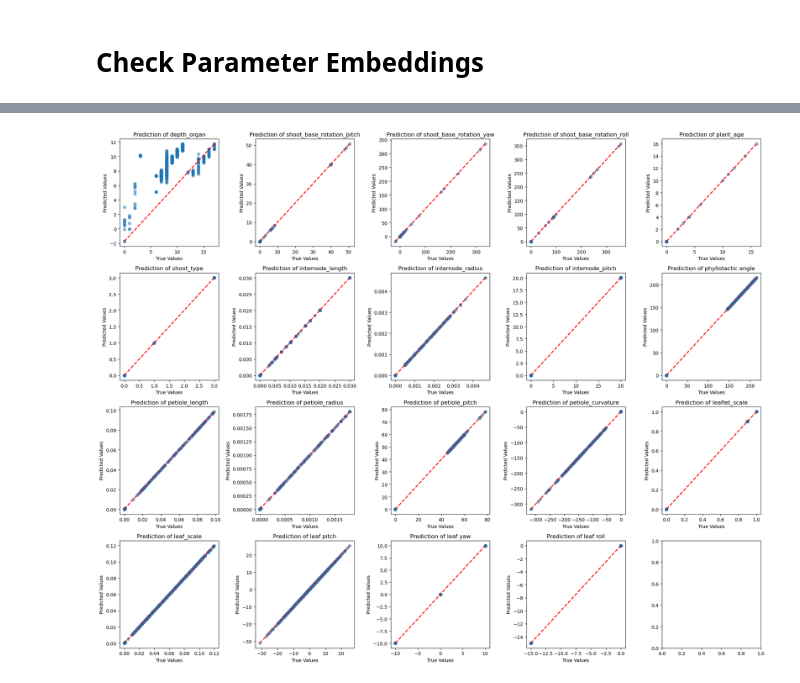
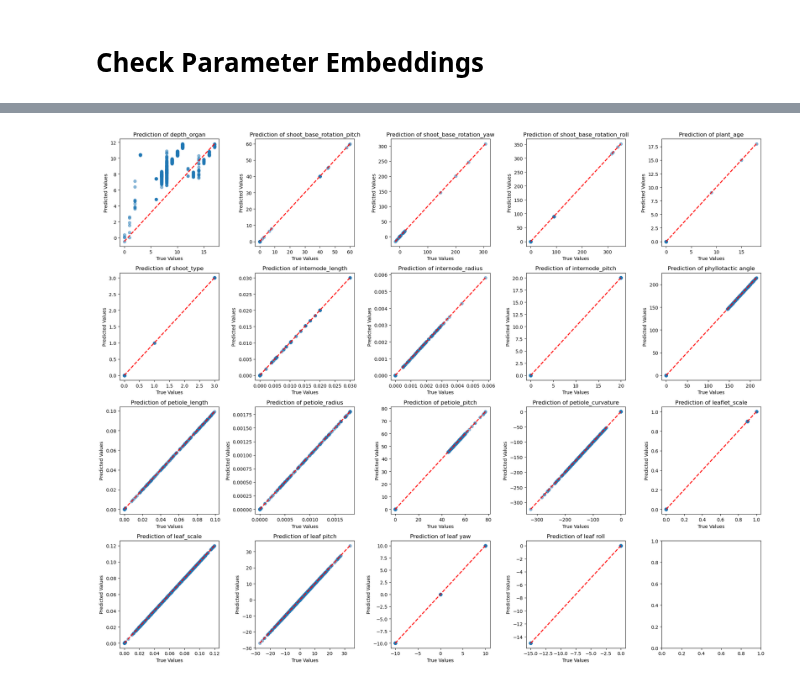
Before and after one commit to GEMINI-Breeding/Image2PlantArchitecture, a Jupyter notebook: src/check_param_embeddings.ipynb, the cells around one changed output, grey strips where cells are left out. Saved outputs shown, nothing was run; the diff lists cells and outputs as text; code cells hidden in the pictures.

```diff
--- a/src/check_param_embeddings.ipynb
+++ b/src/check_param_embeddings.ipynb
@@ -7,7 +7,7 @@ sys.path.append('../')
 
 # Load Model
 from models.plightning import MainModule
-model = MainModule.load_from_checkpoint("../log/20250312_Final_for_Paper_Topview_RGBOnly_FixViT/version_0/checkpoints/best_epoch=08.ckpt")
+model = MainModule.load_from_checkpoint("../log/20250312_Final_for_Paper_Topview_RGBOnly_FixViT_NoPosEmbonParams/version_1/checkpoints/best_epoch=07.ckpt")
 model.eval()
 # %% [output]
 MainModule(
@@ -41,6 +41,18 @@ def process_xml_files(dataset_dir, file_suffix):
     plant_array = []
     for xml_file in tqdm(xml_files):
         xml_file = os.path.join(dataset_dir, xml_file)
+        tree = ET.parse(xml_file)
+        root = tree.getroot()
+        root = linked_to_recursive(root)
+        for plant_instance in root:
+            plant_instance_array = []
+            xml2vec(plant_instance, plant_instance_array)
+            plant_array.append(plant_instance_array)
+    return plant_array
+
+def process_xmls(xml_files):
+    plant_array = []
+    for xml_file in tqdm(xml_files):
         tree = ET.parse(xml_file)
         root = tree.getroot()
         root = linked_to_recursive(root)
@@ -70,8 +82,11 @@ def extract_params(plant_array):
 # %%
 # Load XML File
 # GT 데이터셋 처리
-gt_dataset_dir = "../data/generated_Dec10_2024/xml"
-gt_plant_array = process_xml_files(gt_dataset_dir, '.xml')
+gt_dataset_dir = "../data/2000_Plots_20241210/xml"
+xml_files = [os.path.join(gt_dataset_dir, f) for f in os.listdir(gt_dataset_dir) if f.endswith(".xml")]
+# Process first 1000 files
+xml_files = xml_files[:1000]
+gt_plant_array = process_xmls(xml_files)
 gt_shoot_params, gt_internode_params, gt_petiole_params, gt_leaf_params = extract_params(gt_plant_array)
 # %%
 from tqdm.auto import tqdm
@@ -232,34 +305,34 @@ import matplotlib.pyplot as plt
 from sklearn.linear_model import LinearRegression
 
 # Assuming sampled_emb_array and sampled_tokens_array are already defined
 num_features = 19  # Number of features to predict (0 to 18)
 
 # Create a 4x5 subplot grid
 fig, axes = plt.subplots(4, 5, figsize=(20, 16))
 axes = axes.flatten()
 
 for i in range(num_features):
     # Train a linear regression model
-    model = LinearRegression()
+    regression_model = LinearRegression()
     x = sampled_emb_array
     y = sampled_tokens_array[:, i].reshape(-1,1)
 
-    model.fit(x, y) # sampled_tokens_array[0] is depth_organ
+    regression_model.fit(x, y) # sampled_tokens_array[0] is depth_organ
 
     # Predict the values
-    predictions = model.predict(x)
+    predictions = regression_model.predict(x)
 
     # Plot the true vs predicted values
     ax = axes[i]
     ax.scatter(y, predictions, alpha=0.5)
     ax.plot([y.min(), y.max()],
             [predictions.min(), predictions.max()],
             'r--', lw=2)
     ax.set_title(f'Prediction of {param_names[i]}')
     ax.set_xlabel('True Values')
     ax.set_ylabel('Predicted Values')
 
 plt.tight_layout()
 plt.show()
 # %% [output]
-[figure, old version]
+[figure, new version]
```
Also changed, not shown: parts of 12 cells of this notebook, 8 other files.
